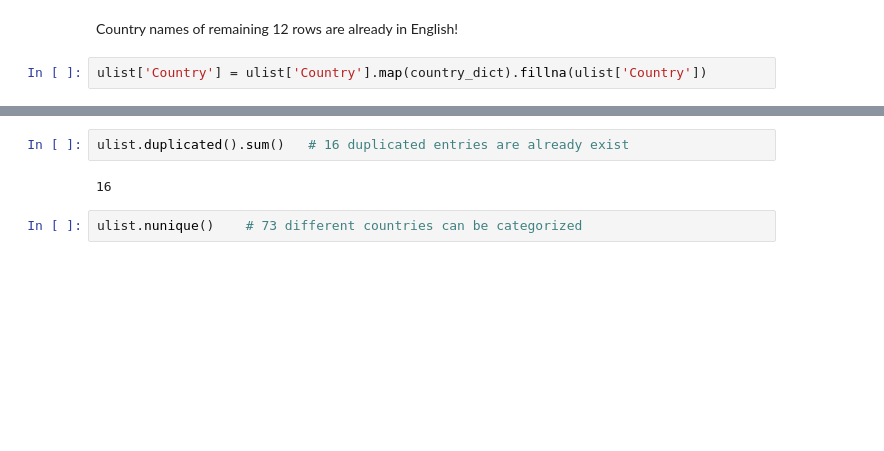
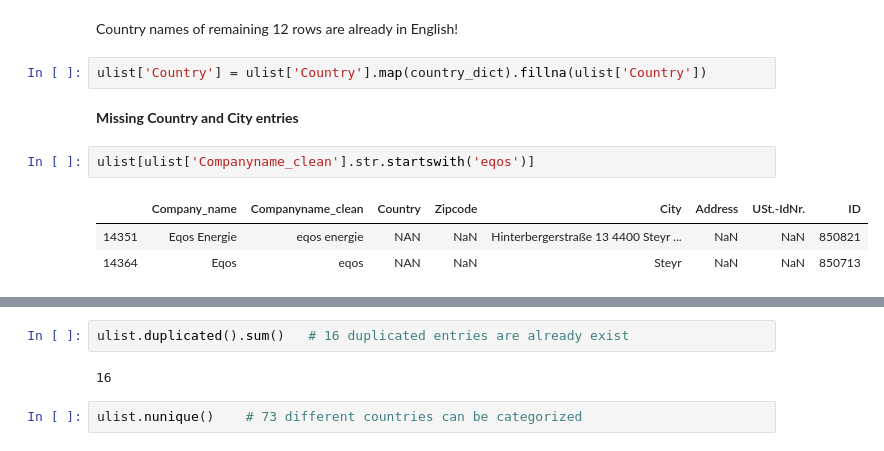
Before and after one commit to Can-Berk/Data_Analysis, a Jupyter notebook: MappingNames/ulist_companies.ipynb, the cells around one changed output, grey strips where cells are left out. Cells and saved outputs as stored; diff of their text form; blank space fills up the shorter version.

```diff
--- a/MappingNames/ulist_companies.ipynb
+++ b/MappingNames/ulist_companies.ipynb
@@ -81,3 +84,11 @@ Number of missing values in country column after mapping Eng-De country names= 1
 Country names of remaining 12 rows are already in English!
 # %%
 ulist['Country'] = ulist['Country'].map(country_dict).fillna(ulist['Country'])
+# %% [markdown]
+**Missing Country and City entries**
+# %%
+ulist[ulist['Companyname_clean'].str.startswith('eqos')]
+# %% [output]
+|  | Company_name | Companyname_clean | Country | Zipcode | City | Address | USt.-IdNr. | ID |
+| 14351 | Eqos Energie | eqos energie | NAN | NaN | Hinterbergerstraße 13 4400 Steyr ... | NaN | NaN | 850821 |
+| 14364 | Eqos | eqos | NAN | NaN | Steyr | NaN | NaN | 850713 |
```
Also changed, not shown: parts of 22 cells of this notebook.
